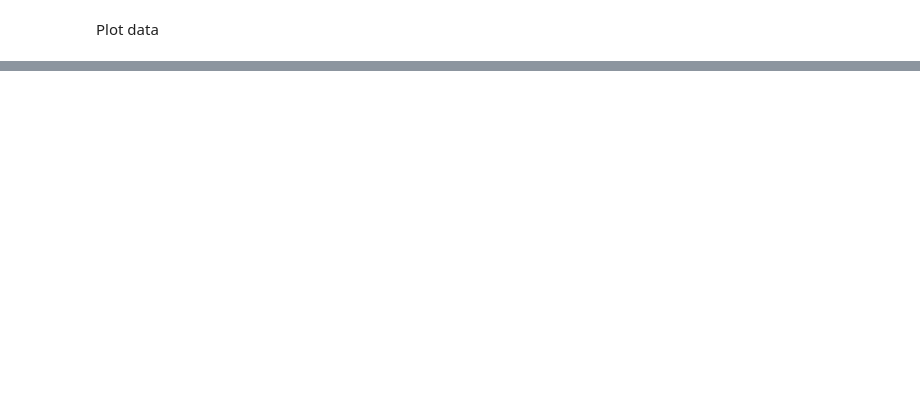
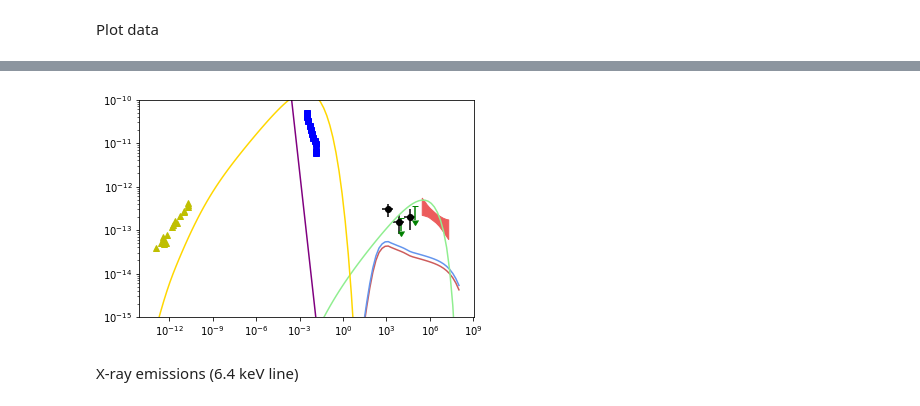
Before and after one commit to Sruthi-Ravikularaman/SN1006, a Jupyter notebook: SN1006.ipynb, the cells around one changed output, grey strips where cells are left out. Drawn from its saved outputs; the diff is of its cells as text; code cells hidden in the pictures; blank space fills up the shorter version.

```diff
--- a/SN1006.ipynb
+++ b/SN1006.ipynb
@@ -97,0 +194,25 @@ plt.show()
+# %%
+def Xray_fit(E):
+    return 2.3e-12 * np.power(E/(1e-3), -3)
+# %%
+Phi_x_fit = np.array([Xray_fit(E) for E in E_g_list])
+# %%
+plt.plot(Er, Phi_radio, 'y^')
+plt.plot(Ex, Phi_xray, 'bs')
+plt.errorbar(Ef, Phi_fermi, yerr=[Phi_fermi-Phi_fm,Phi_fp-Phi_fermi], xerr=[Ef-Efm,Efp-Ef], fmt='ko')
+plt.errorbar(Efu, Phi_fermi_up, yerr=0.5 * Phi_fermi_up, linestyle='none', marker='_', color="green", uplims=True)
+plt.fill_between(Eh, Phi_hm, Phi_hp, color=[(236.0/255.0,92.0/255.0,92.0/255.0)])
+plt.plot(E_g_list, Phi_gamma_cl, color='indianred')
+plt.plot(E_g_list, Phi_gamma_sh, color='cornflowerblue')
+plt.plot(E_g_list, Phi_gamma_e_IC, color='lightgreen')
+plt.plot(E_g_list, Phi_radio_e_syn, color='gold')
+plt.plot(E_g_list, Phi_x_fit, color='purple')
+plt.xscale('log')
+plt.yscale('log')
+#plt.xlim(1.0e-13,1.0e8)
+plt.ylim(1.0e-15,1.0e-10)
+plt.show()
+# %% [output]
+[figure, added]
+# %% [markdown]
+X-ray emissions (6.4 keV line)
```
Also changed, not shown: parts of 18 cells of this notebook, 11 other files.
